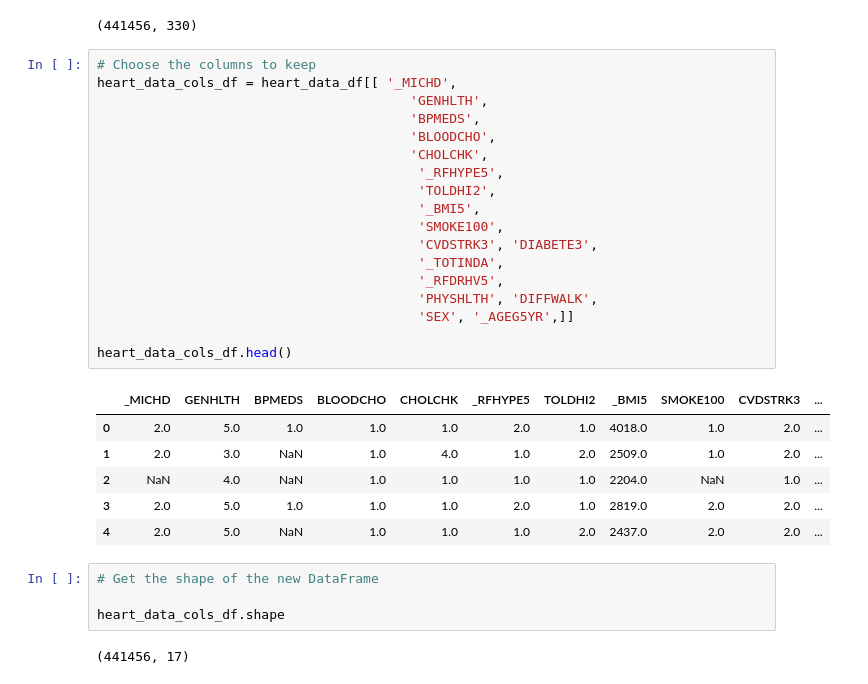
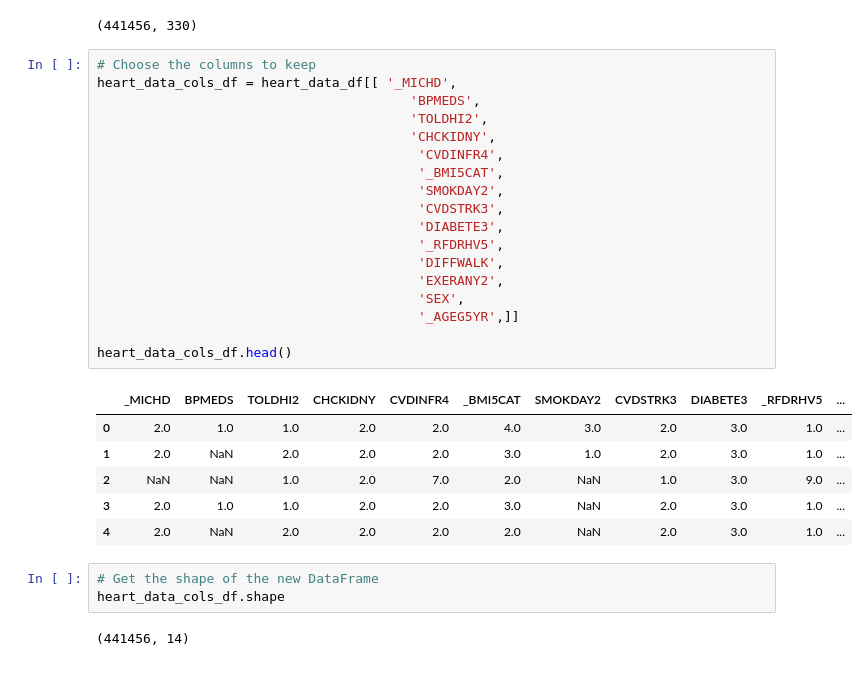
Before and after one commit to TerrySimBar/heart_disease_predictor_app, a Jupyter notebook: build_model.ipynb, the cells around one changed output. Cells and saved outputs as stored; diff of their text form.

```diff
--- a/build_model.ipynb
+++ b/build_model.ipynb
@@ -39,31 +42,30 @@ heart_data_df.shape
 # %%
 # Choose the columns to keep
 heart_data_cols_df = heart_data_df[[ '_MICHD',
-                                        'GENHLTH',
                                         'BPMEDS',
-                                        'BLOODCHO',
-                                        'CHOLCHK',
-                                         '_RFHYPE5',
-                                         'TOLDHI2',
-                                         '_BMI5',
-                                         'SMOKE100',
-                                         'CVDSTRK3', 'DIABETE3',
-                                         '_TOTINDA',
+                                        'TOLDHI2',
+                                        'CHCKIDNY',
+                                         'CVDINFR4',
+                                         '_BMI5CAT',
+                                         'SMOKDAY2',
+                                         'CVDSTRK3',
+                                         'DIABETE3',
                                          '_RFDRHV5',
-                                         'PHYSHLTH', 'DIFFWALK',
-                                         'SEX', '_AGEG5YR',]]
+                                         'DIFFWALK',
+                                         'EXERANY2',
+                                         'SEX',
+                                         '_AGEG5YR',]]
 
 heart_data_cols_df.head()
 # %% [output]
-|  | _MICHD | GENHLTH | BPMEDS | BLOODCHO | CHOLCHK | _RFHYPE5 | TOLDHI2 | _BMI5 | SMOKE100 | CVDSTRK3 | ... |
-| 0 | 2.0 | 5.0 | 1.0 | 1.0 | 1.0 | 2.0 | 1.0 | 4018.0 | 1.0 | 2.0 | ... |
-| 1 | 2.0 | 3.0 | NaN | 1.0 | 4.0 | 1.0 | 2.0 | 2509.0 | 1.0 | 2.0 | ... |
-| 2 | NaN | 4.0 | NaN | 1.0 | 1.0 | 1.0 | 1.0 | 2204.0 | NaN | 1.0 | ... |
-| 3 | 2.0 | 5.0 | 1.0 | 1.0 | 1.0 | 2.0 | 1.0 | 2819.0 | 2.0 | 2.0 | ... |
-| 4 | 2.0 | 5.0 | NaN | 1.0 | 1.0 | 1.0 | 2.0 | 2437.0 | 2.0 | 2.0 | ... |
+|  | _MICHD | BPMEDS | TOLDHI2 | CHCKIDNY | CVDINFR4 | _BMI5CAT | SMOKDAY2 | CVDSTRK3 | DIABETE3 | _RFDRHV5 | ... |
+| 0 | 2.0 | 1.0 | 1.0 | 2.0 | 2.0 | 4.0 | 3.0 | 2.0 | 3.0 | 1.0 | ... |
+| 1 | 2.0 | NaN | 2.0 | 2.0 | 2.0 | 3.0 | 1.0 | 2.0 | 3.0 | 1.0 | ... |
+| 2 | NaN | NaN | 1.0 | 2.0 | 7.0 | 2.0 | NaN | 1.0 | 3.0 | 9.0 | ... |
+| 3 | 2.0 | 1.0 | 1.0 | 2.0 | 2.0 | 3.0 | NaN | 2.0 | 3.0 | 1.0 | ... |
+| 4 | 2.0 | NaN | 2.0 | 2.0 | 2.0 | 2.0 | NaN | 2.0 | 3.0 | 1.0 | ... |
 # %%
 # Get the shape of the new DataFrame
-
 heart_data_cols_df.shape
 # %% [output]
-(441456, 17)
+(441456, 14)
```
Also changed, not shown: parts of 35 cells of this notebook, 1 other file.
